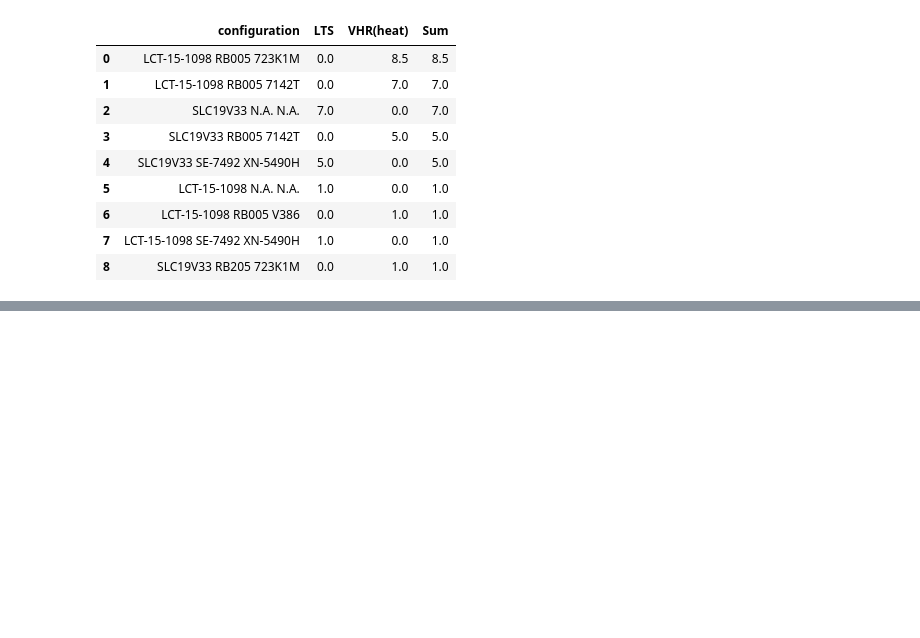
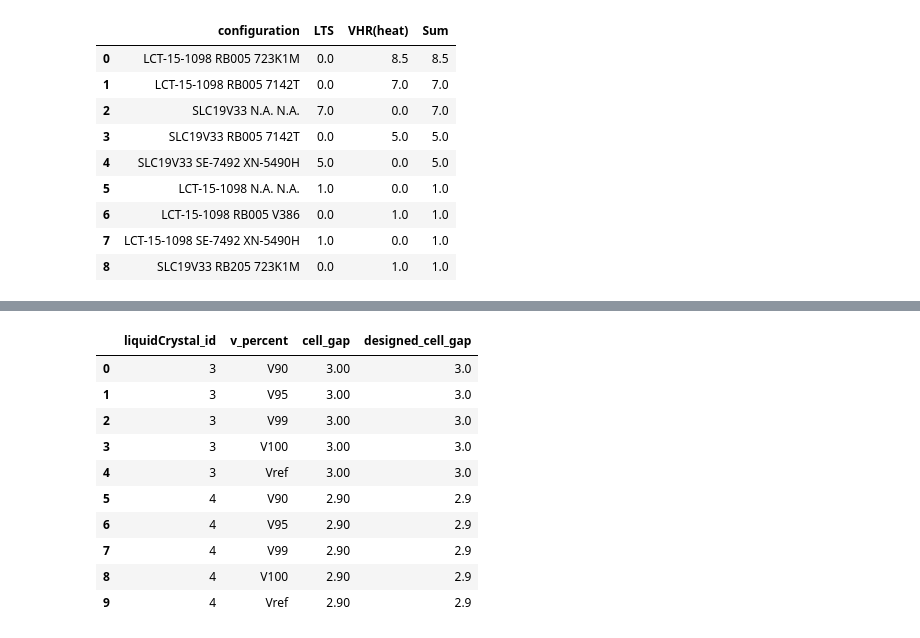
Before and after one commit to dimsplendid/td_toolkits_reconstruc, a Jupyter notebook: test.ipynb, the cells around one changed output, grey strips where cells are left out. Cells and saved outputs as stored; diff of their text form; code cells hidden in the pictures; blank space fills up the shorter version.

Commit message:
test query

```diff
--- a/test.ipynb
+++ b/test.ipynb
@@ -154,5 +154,4 @@ tmp_df
 | 7 | LCT-15-1098 SE-7492 XN-5490H | 1.0 | 0.0 | 1.0 |
 | 8 | SLC19V33 RB205 723K1M | 0.0 | 1.0 | 1.0 |
 # %%
-if 41234:
-    print('a')
+q_lc_list = LiquidCrystal.objects.filter(name__in=['LCT-15-1098', 'SLC19V33'])
@@ -160,0 +162,10 @@ a
+# %%
+from django.db.models import F
+q = OpticsLogTest.objects \
+    .filter(liquidCrystal__in=q_lc_list, v_percent='V99') \
+    .annotate(designed_cell_gap=F('liquidCrystal__designed_cell_gap')) \
+    .filter(cell_gap=F('designed_cell_gap'))
+# %%
+import pandas as pd
+df = pd.DataFrame.from_records(q.values())
+df.head()
@@ -160,0 +177,14 @@ a
+# %%
+df[['liquidCrystal_id','v_percent', 'cell_gap', 'designed_cell_gap']]
+# %% [output]
+|  | liquidCrystal_id | v_percent | cell_gap | designed_cell_gap |
+| 0 | 3 | V90 | 3.00 | 3.0 |
+| 1 | 3 | V95 | 3.00 | 3.0 |
+| 2 | 3 | V99 | 3.00 | 3.0 |
+| 3 | 3 | V100 | 3.00 | 3.0 |
+| 4 | 3 | Vref | 3.00 | 3.0 |
+| 5 | 4 | V90 | 2.90 | 2.9 |
+| 6 | 4 | V95 | 2.90 | 2.9 |
+| 7 | 4 | V99 | 2.90 | 2.9 |
+| 8 | 4 | V100 | 2.90 | 2.9 |
+| 9 | 4 | Vref | 2.90 | 2.9 |
```
Also changed, not shown: parts of 8 cells of this notebook, 10 other files.
